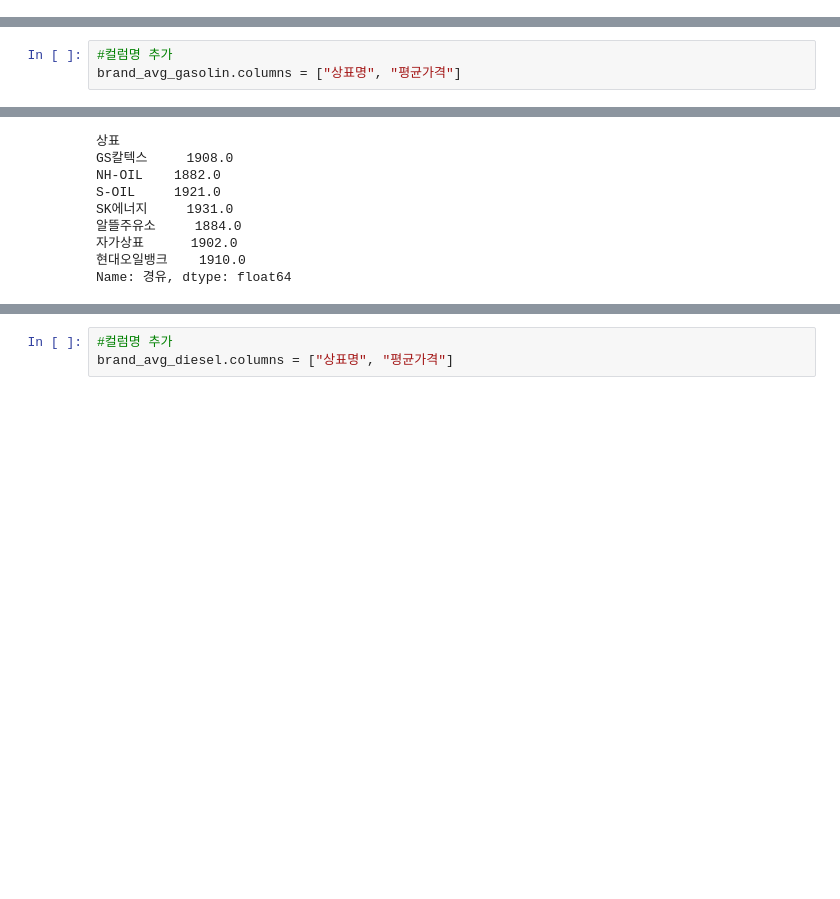
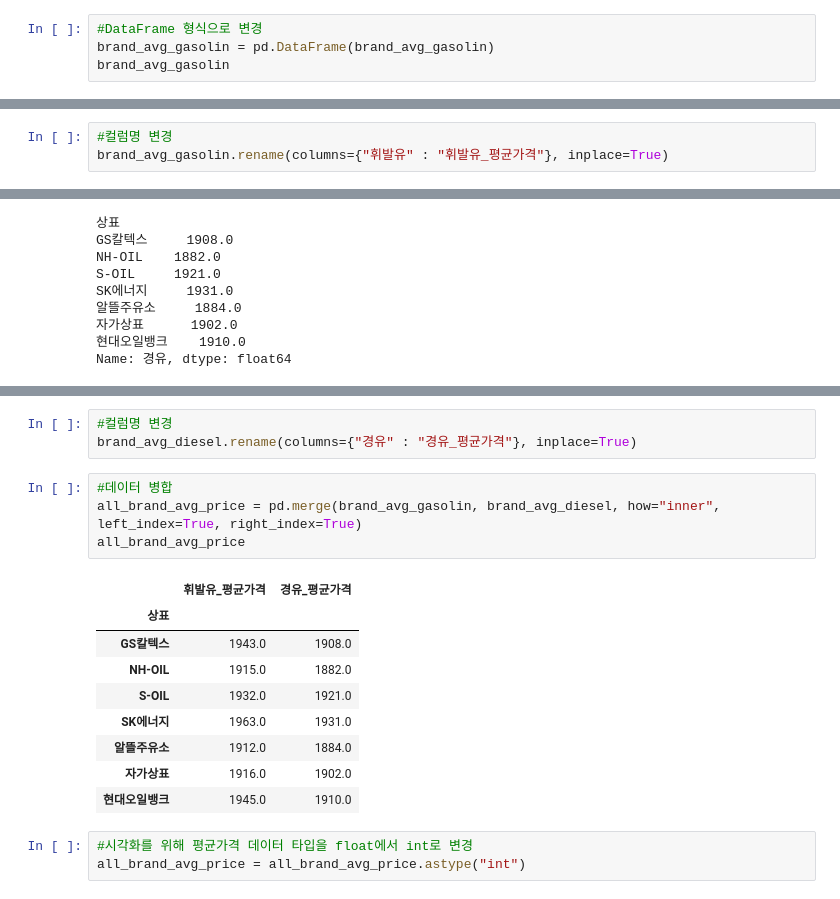
Before and after one commit to certainly-I/Busan-Oil-Price-Analysis, a Jupyter notebook: 주유소_전처리.ipynb, the cells around one changed output, grey strips where cells are left out. Drawn from its saved outputs; the diff is of its cells as text; blank space fills up the shorter version.

```diff
--- a/주유소_전처리.ipynb
+++ b/주유소_전처리.ipynb
@@ -310,3 +311,7 @@ SK에너지     1963.0
 자가상표      1916.0
 현대오일뱅크    1945.0
 Name: 휘발유, dtype: float64
+# %%
+#DataFrame 형식으로 변경
+brand_avg_gasolin = pd.DataFrame(brand_avg_gasolin)
+brand_avg_gasolin
@@ -313,6 +328,6 @@ Name: 휘발유, dtype: float64
 # %%
-#컬럼명 추가
-brand_avg_gasolin.columns = ["상표명", "평균가격"]
+#컬럼명 변경
+brand_avg_gasolin.rename(columns={"휘발유" : "휘발유_평균가격"}, inplace=True)
 # %%
 #상표별 경유 평균가격
 brand_avg_diesel = data.groupby(["상표"])["경유"].mean().round()
@@ -330,3 +359,20 @@ Name: 경유, dtype: float64
 # %%
-#컬럼명 추가
-brand_avg_diesel.columns = ["상표명", "평균가격"]
+#컬럼명 변경
+brand_avg_diesel.rename(columns={"경유" : "경유_평균가격"}, inplace=True)
+# %%
+#데이터 병합
+all_brand_avg_price = pd.merge(brand_avg_gasolin, brand_avg_diesel, how="inner", left_index=True, right_index=True)
+all_brand_avg_price
+# %% [output]
+|  | 휘발유_평균가격 | 경유_평균가격 |
+| 상표 |  |  |
+| GS칼텍스 | 1943.0 | 1908.0 |
+| NH-OIL | 1915.0 | 1882.0 |
+| S-OIL | 1932.0 | 1921.0 |
+| SK에너지 | 1963.0 | 1931.0 |
+| 알뜰주유소 | 1912.0 | 1884.0 |
+| 자가상표 | 1916.0 | 1902.0 |
+| 현대오일뱅크 | 1945.0 | 1910.0 |
+# %%
+#시각화를 위해 평균가격 데이터 타입을 float에서 int로 변경
+all_brand_avg_price = all_brand_avg_price.astype("int")
```
Also changed, not shown: parts of 9 cells of this notebook.
